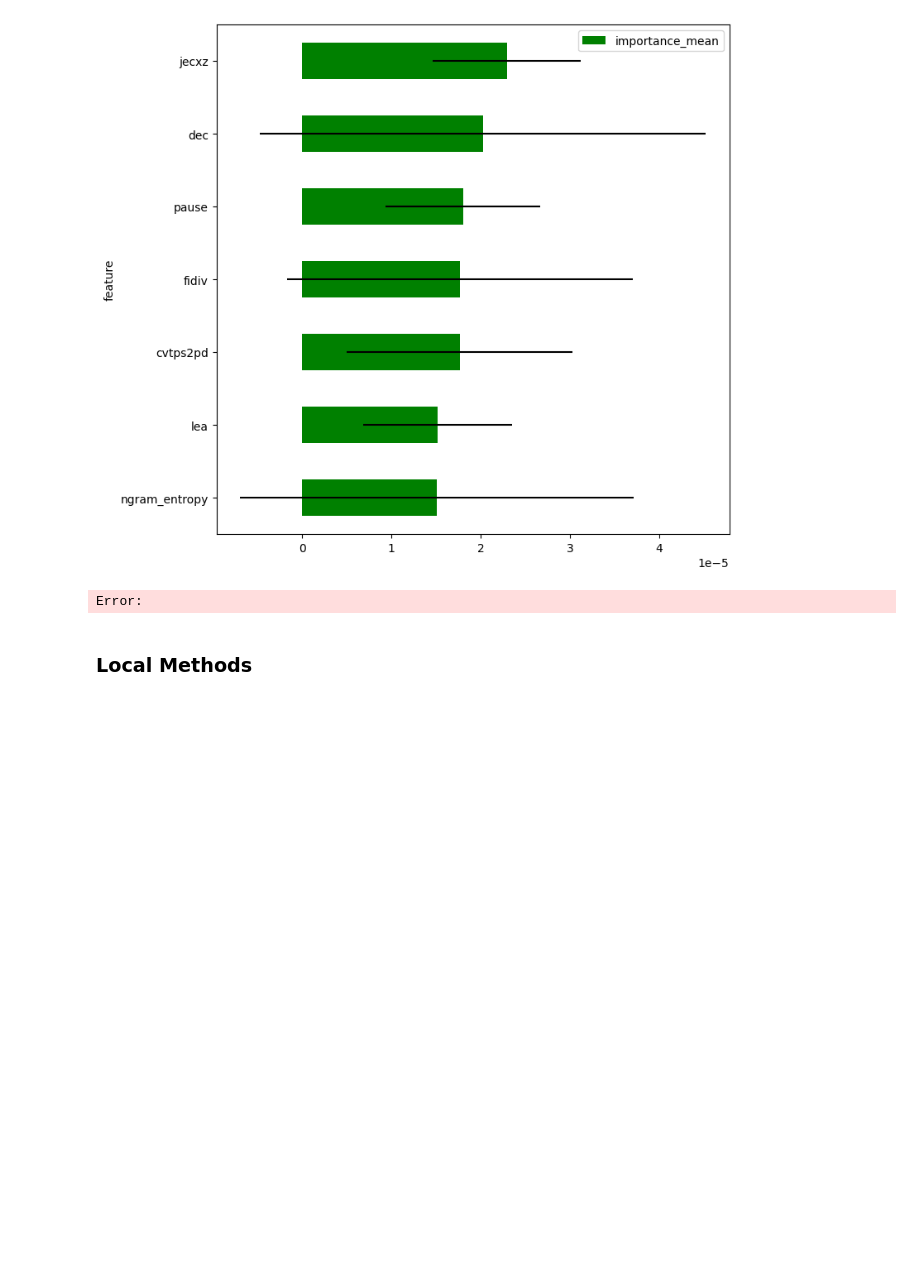
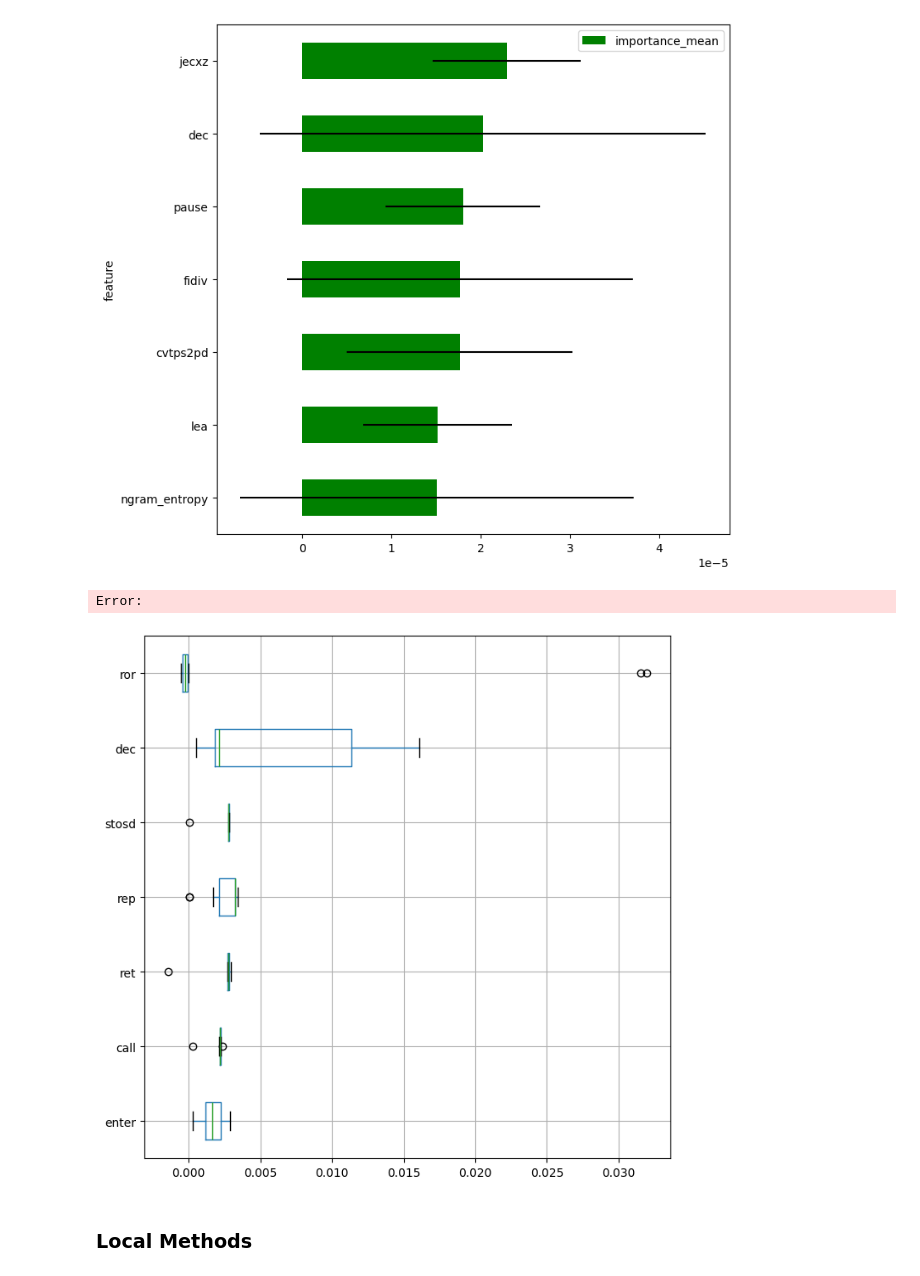
Before and after one commit to Michel93DM/XAI_methods, a Jupyter notebook: Notebooks/XAI_methods.ipynb, the cells around one changed output. Drawn from its saved outputs; the diff is of its cells as text; code cells hidden in the pictures; blank space fills up the shorter version.

```diff
--- a/Notebooks/XAI_methods.ipynb
+++ b/Notebooks/XAI_methods.ipynb
@@ -298,6 +298,20 @@ plot_importance(importance_df.iloc[:7])
 # %% [output]
 [figure]
 Error:
+# %%
+# Calculer l'importance LOFO
+#flofo = FLOFOImportance(dataset, trained_model= model_lofo, scoring="roc_auc", cv=4)
+
+flofo = FLOFOImportance(trained_model=model_lofo, validation_df=pd.concat([X_test, y_test], axis=1),
+                           features=X_test.columns,
+                           target = 'bypass Windows File Protection',
+                           scoring="roc_auc")
+
+importance_df_f = flofo.get_importance()
+# %%
+plot_importance(importance_df_f.iloc[:7], kind='box')
+# %% [output]
+[figure, added]
 # %% [markdown]
 ### **Local Methods**
 # %% [markdown]
```
Also changed, not shown: parts of 3 cells of this notebook, 2 other files.
